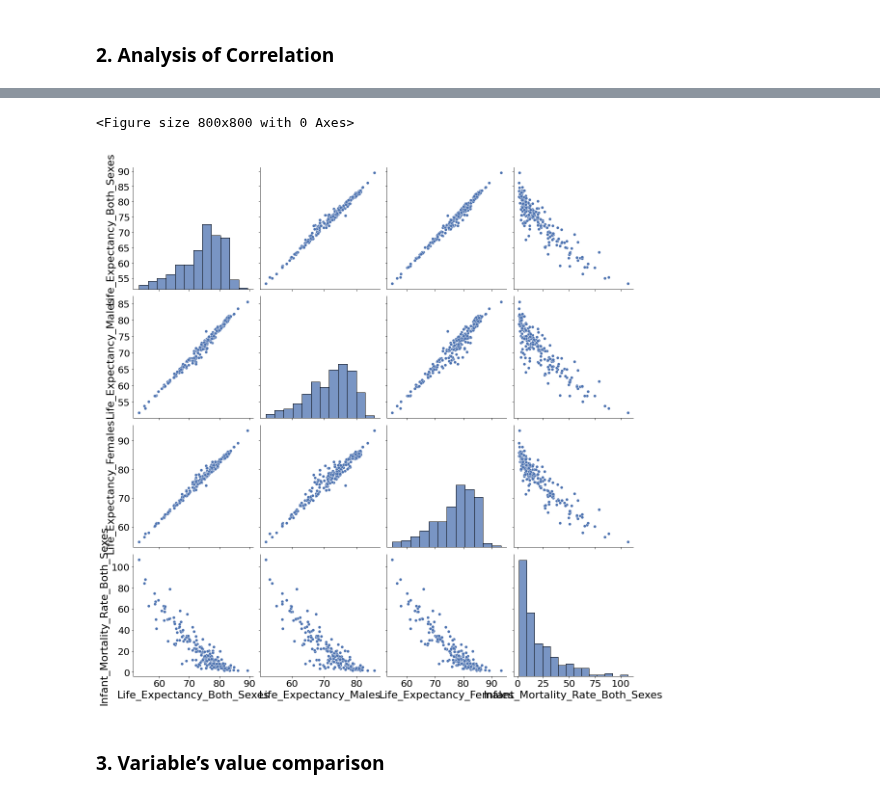
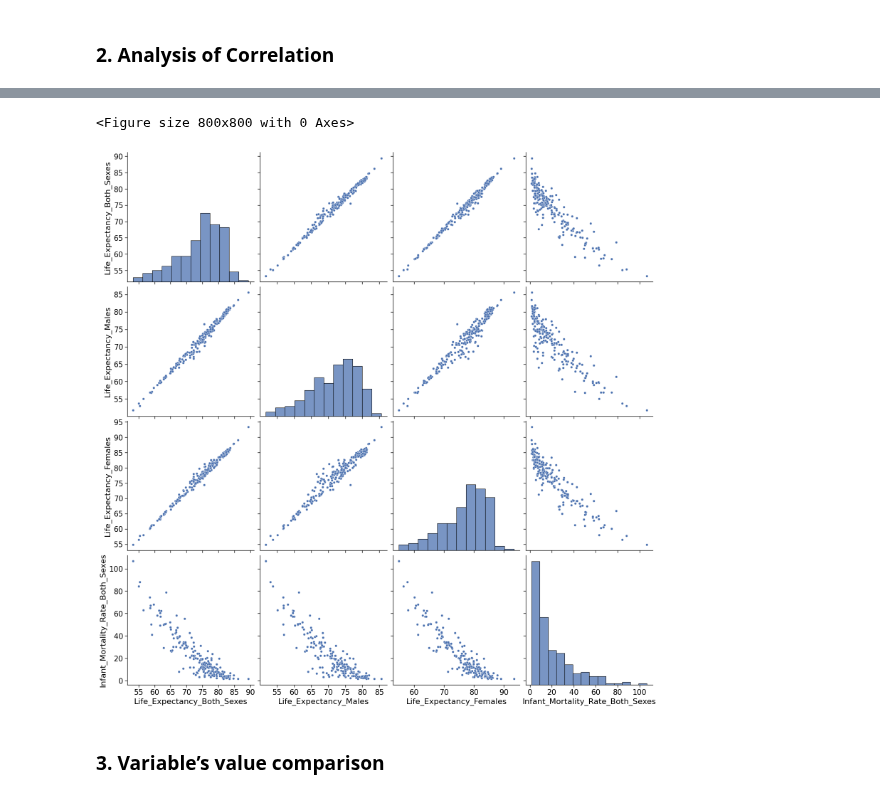
Before and after one commit to r-a-j/Descriptive-Analysis, a Jupyter notebook: Problem_1_Code_Raj_231811.ipynb, the cells around one changed output, grey strips where cells are left out. Drawn from its saved outputs; the diff is of its cells as text; code cells hidden in the pictures.

Commit message:
Updated plots

```diff
--- a/Problem_1_Code_Raj_231811.ipynb
+++ b/Problem_1_Code_Raj_231811.ipynb
@@ -176,14 +176,14 @@ plt.savefig('Plots/Heat_Map_Pearson_Correlation.pdf')
 # %%
 plt.figure(figsize=(10, 10), dpi=80)
 cols_to_plot = data_from_year_2021.columns[4:8].tolist()
 sns_pair = sns.pairplot(data_from_year_2021[cols_to_plot], size=4)
 sns.set_context("paper", rc={"axes.labelsize":16})
-plt.rc('xtick', labelsize=15)    # fontsize of the tick labels
-plt.rc('ytick', labelsize=15)
+plt.rc('xtick', labelsize=10)    # fontsize of the tick labels
+plt.rc('ytick', labelsize=10)
 sns_pair.savefig('Plots/Pairplot_Four_Variables.pdf')
 # %% [output]
 <Figure size 800x800 with 0 Axes>
-[figure, old version]
+[figure, new version]
 # %% [markdown]
 ### 3. Variable’s value comparison
 # %%
```
Also changed, not shown: parts of 14 cells of this notebook, 15 other files.
